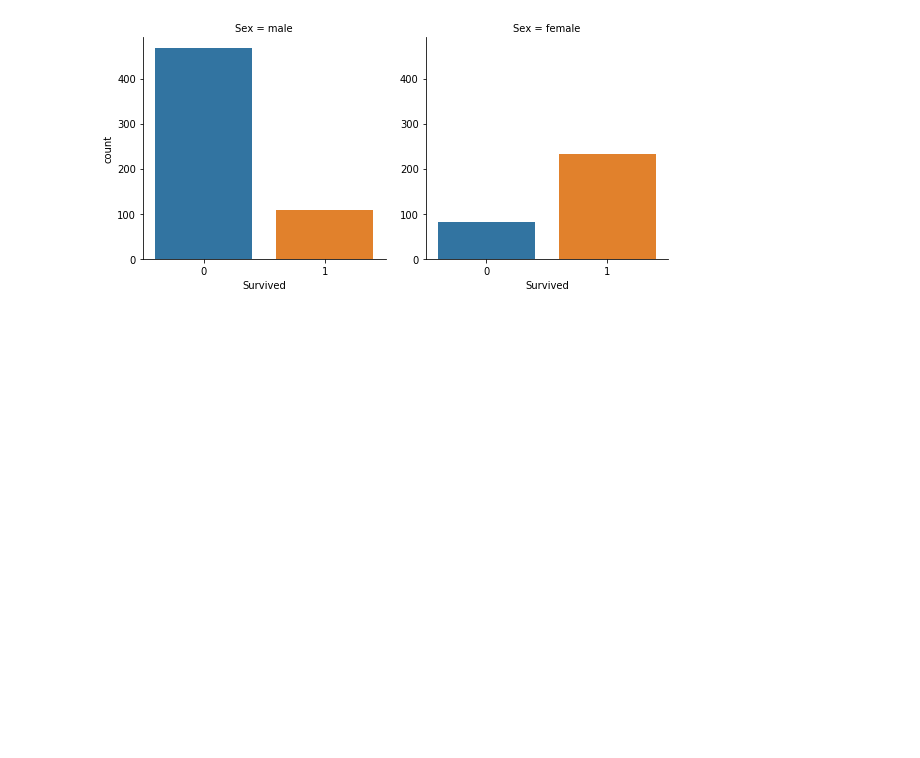
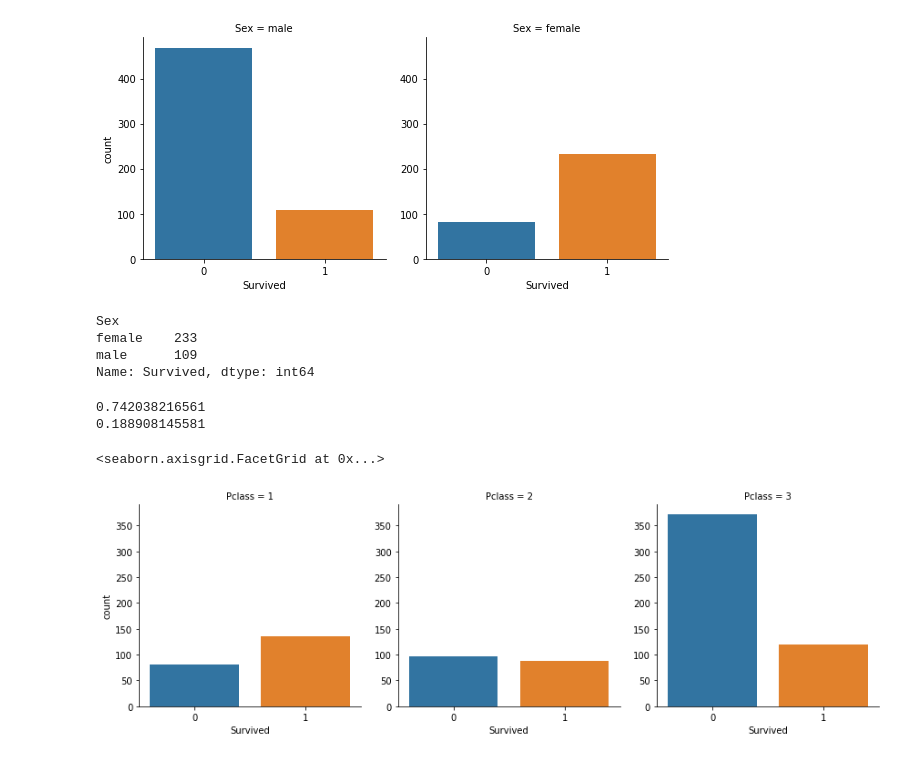
Before and after one commit to gr4vytr0n/titanic, a Jupyter notebook: exploratory_data_analysis.ipynb, the cells around one changed output. Saved outputs shown, nothing was run; the diff lists cells and outputs as text; code cells hidden in the pictures; blank space fills up the shorter version.

Commit message:
worked through exploratory data analysis exercises

```diff
--- a/exploratory_data_analysis.ipynb
+++ b/exploratory_data_analysis.ipynb
@@ -122,3 +121,16 @@ sns.factorplot(x='Survived', col='Sex', kind='count', data=train_df)
 # more females survived than males
 # %%
 # count survivors grouped by sex
+train_df.groupby('Sex').Survived.sum()
+# %% [output]
+Sex
+female    233
+male      109
+Name: Survived, dtype: int64
+# %%
+# figure out proportion of women and of men that survived
+print(train_df[train_df.Sex == 'female'].Survived.sum() / train_df[train_df.Sex == 'female'].Survived.count())
+print(train_df[train_df.Sex == 'male'].Survived.sum() / train_df[train_df.Sex == 'male'].Survived.count())
+# %% [output]
+0.742038216561
+0.188908145581
@@ -124,0 +147,6 @@ sns.factorplot(x='Survived', col='Sex', kind='count', data=train_df)
+# %%
+# bar plot of Survived feature split over the feature Pclass
+sns.factorplot(x='Survived', col='Pclass', kind='count', data=train_df)
+# %% [output]
+<seaborn.axisgrid.FacetGrid at 0x...>
+[figure, added]
```
Also changed, not shown: parts of 19 cells of this notebook, 1 other file.
